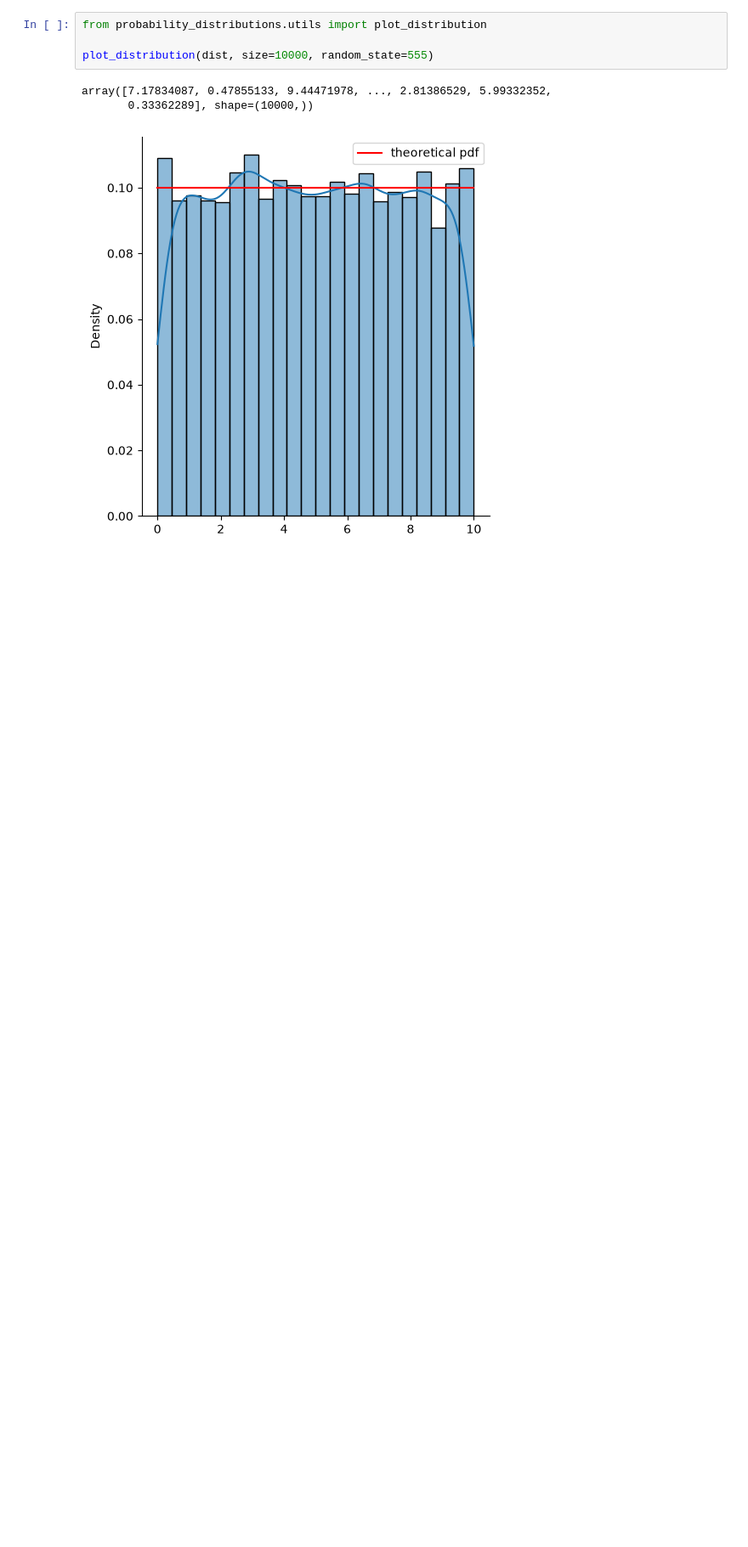
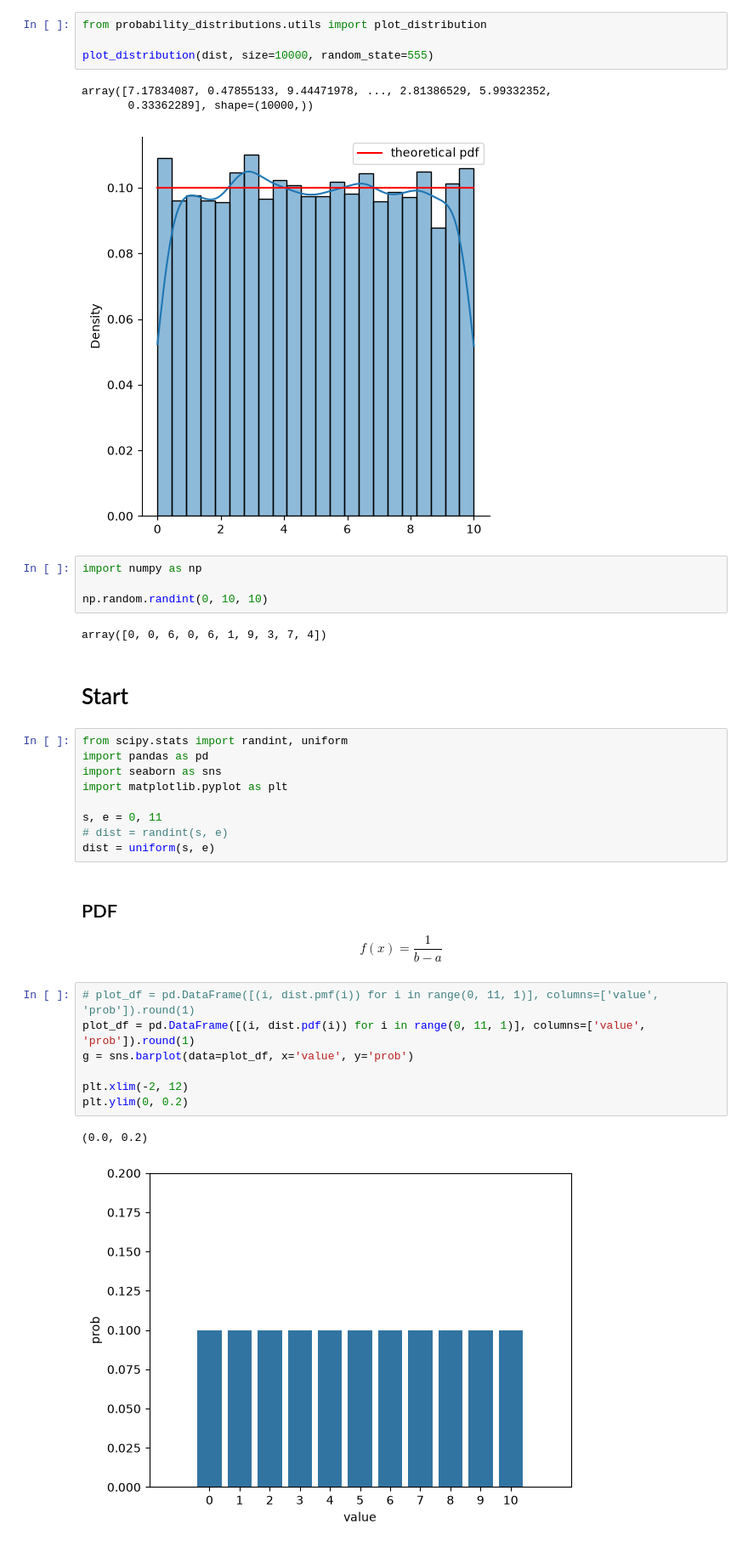
Before and after one commit to datanooblol/a-study-on-probability-distribution, a Jupyter notebook: notebooks/uniform.ipynb, the cells around one changed output. Shown at 85% size. Saved outputs shown, nothing was run; the diff lists cells and outputs as text; blank space fills up the shorter version.

```diff
--- a/notebooks/uniform.ipynb
+++ b/notebooks/uniform.ipynb
@@ -124,3 +124,34 @@ plot_distribution(dist, size=10000, random_state=555)
 array([7.17834087, 0.47855133, 9.44471978, ..., 2.81386529, 5.99332352,
        0.33362289], shape=(10000,))
 [figure]
+# %%
+import numpy as np
+
+np.random.randint(0, 10, 10)
+# %% [output]
+array([0, 0, 6, 0, 6, 1, 9, 3, 7, 4])
+# %% [markdown]
+# Start
+# %%
+from scipy.stats import randint, uniform
+import pandas as pd
+import seaborn as sns
+import matplotlib.pyplot as plt
+
+s, e = 0, 11
+# dist = randint(s, e)
+dist = uniform(s, e)
+# %% [markdown]
+## PDF
+
+$$f(x) = \frac{1}{b-a}$$
+# %%
+# plot_df = pd.DataFrame([(i, dist.pmf(i)) for i in range(0, 11, 1)], columns=['value', 'prob']).round(1)
+plot_df = pd.DataFrame([(i, dist.pdf(i)) for i in range(0, 11, 1)], columns=['value', 'prob']).round(1)
+g = sns.barplot(data=plot_df, x='value', y='prob')
+
+plt.xlim(-2, 12)
+plt.ylim(0, 0.2)
+# %% [output]
+(0.0, 0.2)
+[figure, added]
```
Also changed, not shown: parts of 1 cell of this notebook, 6 other files.
